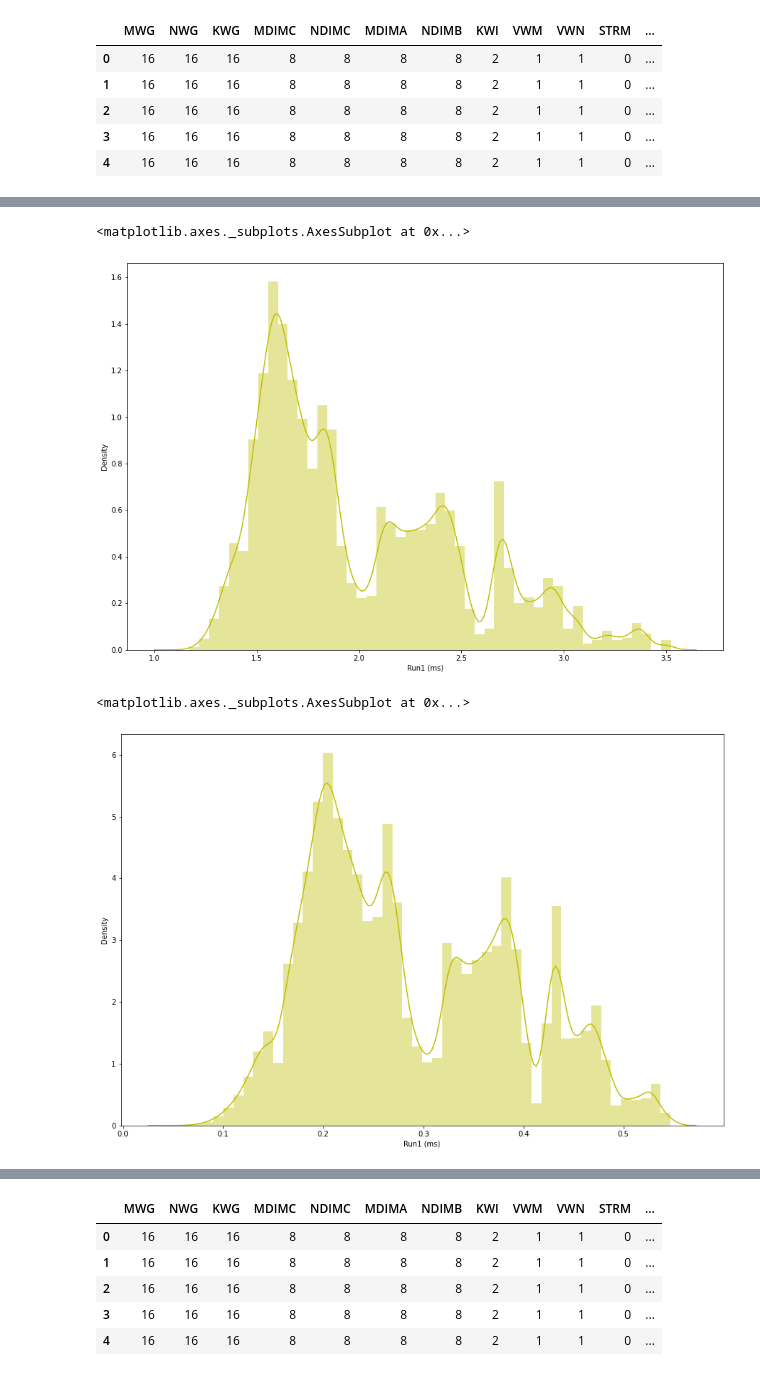
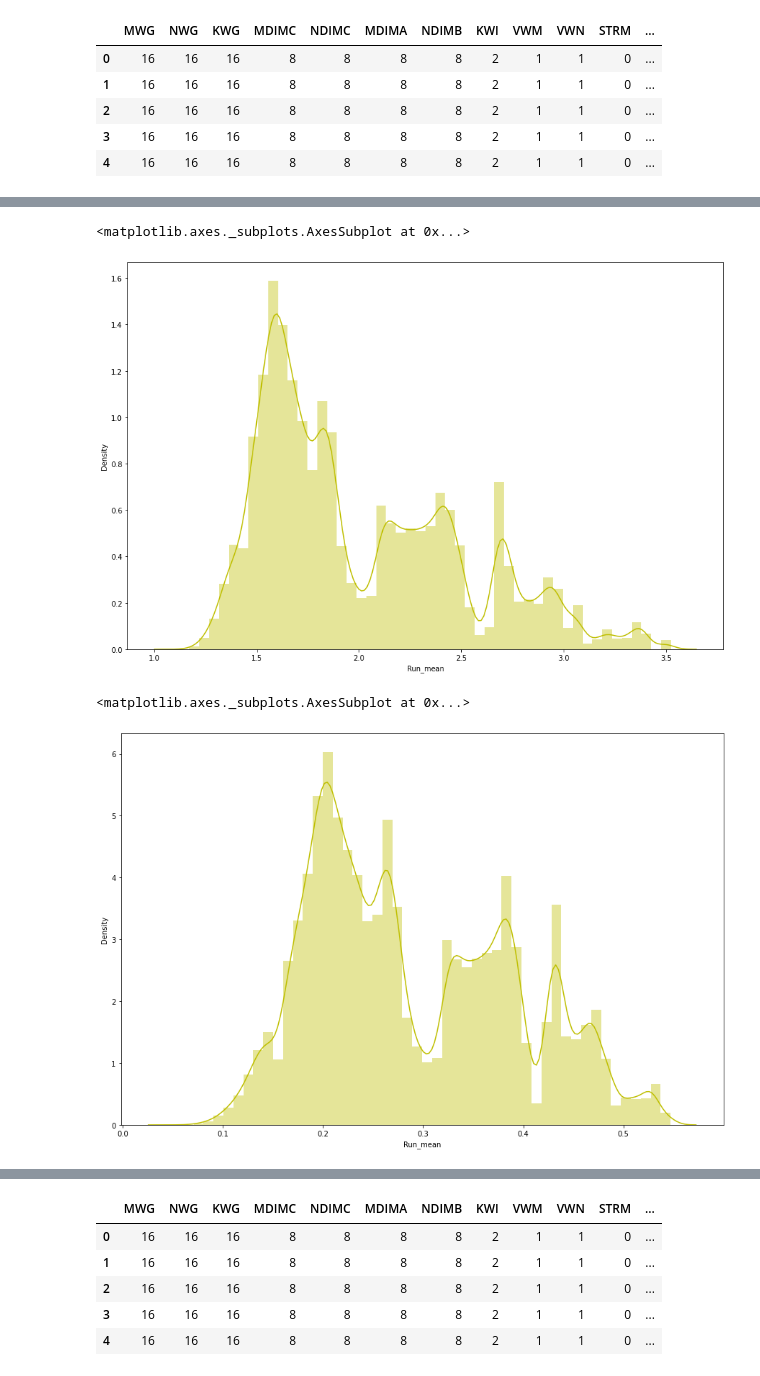
Before and after one commit to RV05/SGEMM_GPU_Kernel_Performance-Prediction, a Jupyter notebook: SGEMM_GPU_Kernel_Performance.ipynb, the cells around one changed output, grey strips where cells are left out. Drawn from its saved outputs; the diff is of its cells as text; code cells hidden in the pictures.

```diff
--- a/SGEMM_GPU_Kernel_Performance.ipynb
+++ b/SGEMM_GPU_Kernel_Performance.ipynb
@@ -98,0 +66,2 @@ dtype: int64
+# %%
+df['Run_mean']=df[['Run1 (ms)','Run2 (ms)','Run3 (ms)','Run4 (ms)']].mean(axis=1)
@@ -111,12 +88,12 @@ df.describe()
 # %%
 plt.figure(figsize=(15,10))
-sns.distplot(df['Run1 (ms)'],color="y")
+sns.distplot(df['Run_mean'],color="y")
 # %% [output]
 <matplotlib.axes._subplots.AxesSubplot at 0x...>
-[figure, old version]
+[figure, new version]
 # %%
 plt.figure(figsize=(15,10))
-sns.distplot(np.log10(df['Run1 (ms)']),color="y")
+sns.distplot(np.log10(df['Run_mean']),color="y")
 # %% [output]
 <matplotlib.axes._subplots.AxesSubplot at 0x...>
-[figure, old version]
+[figure, new version]
```
Also changed, not shown: parts of 58 cells of this notebook.
